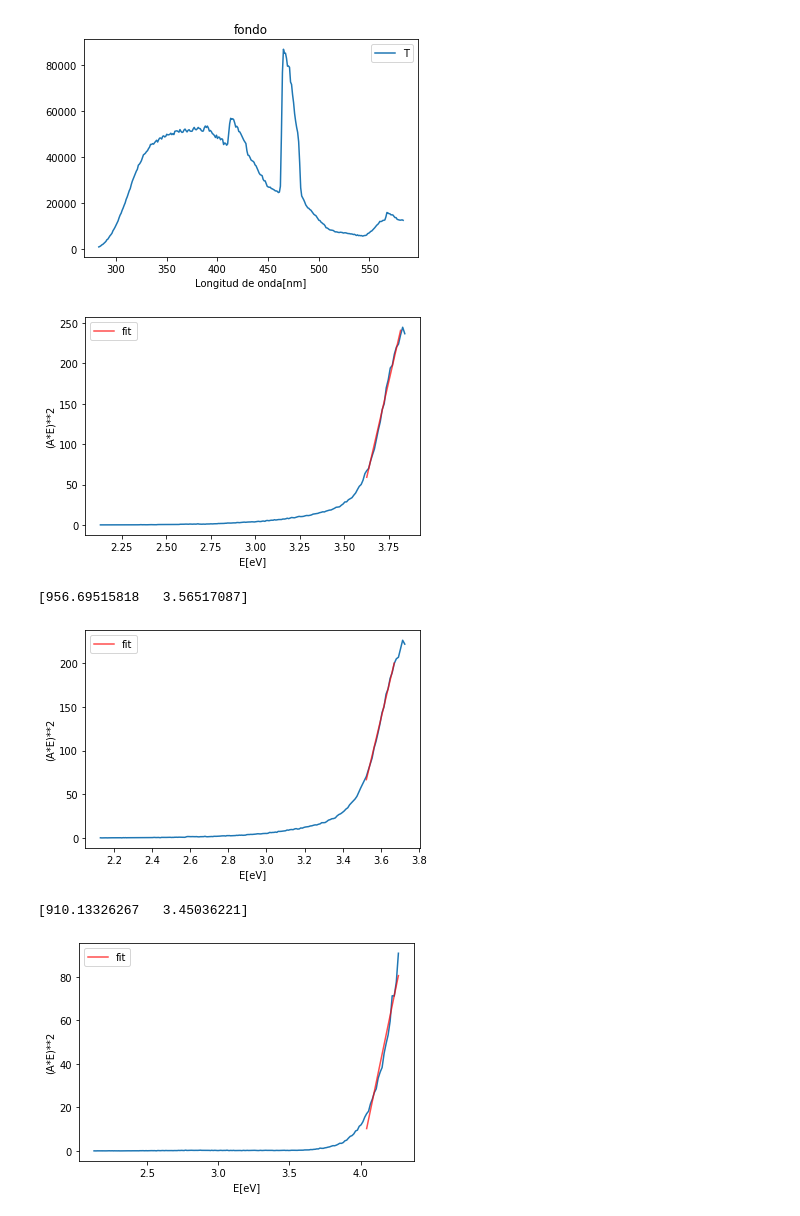
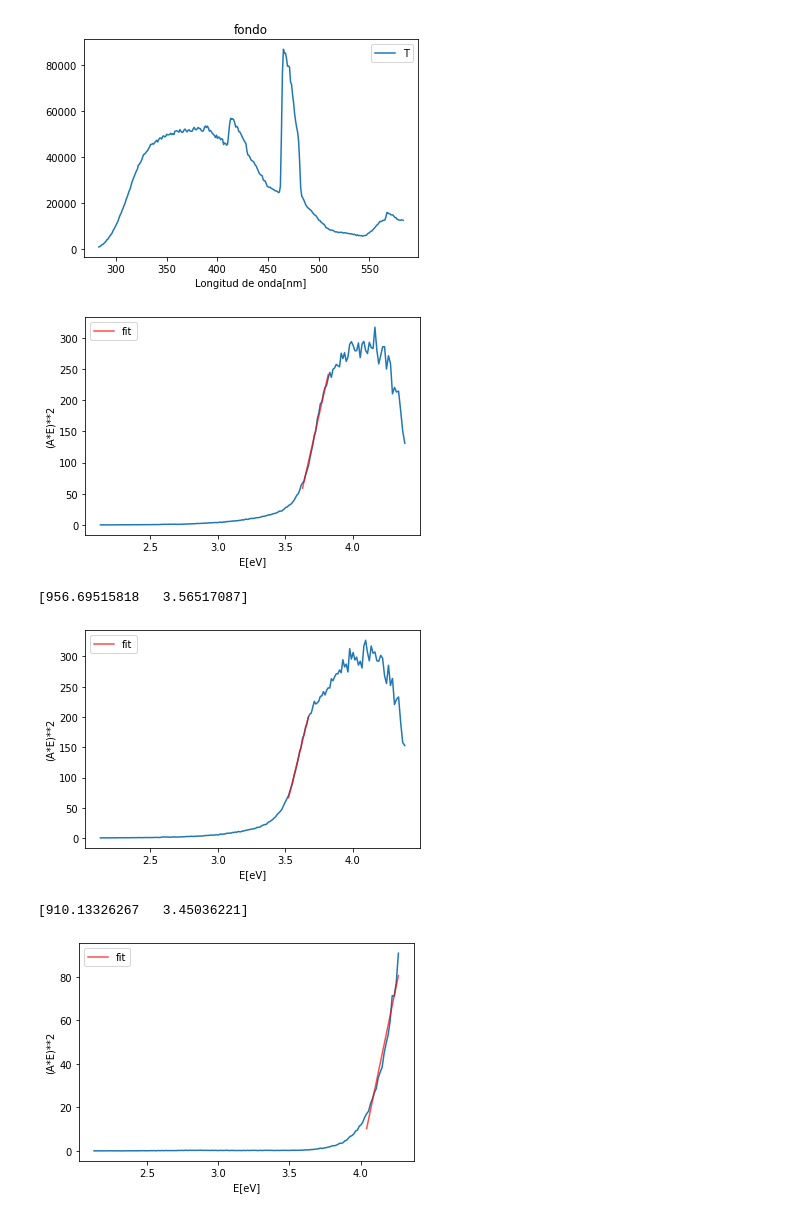
Before and after one commit to lautarogpavioni/Exp_Cuanticos2, a Jupyter notebook: Exp.4.ipynb, the cells around one changed output. Drawn from its saved outputs; the diff is of its cells as text; code cells hidden in the pictures.

```diff
--- a/Exp.4.ipynb
+++ b/Exp.4.ipynb
@@ -281,7 +281,7 @@ y=TaucMott1.iloc[42:60,0]
 def lineal(x,m1,b1):
     return m1*(x-b1)
 popt,pcov= curve_fit(lineal,x,y,p0=[500,3])
-plt.plot(TaucMott1.iloc[40:300,1],TaucMott1.iloc[40:300,0],)
+plt.plot(TaucMott1.iloc[0:300,1],TaucMott1.iloc[0:300,0],)
 plt.plot(x,lineal(x,*popt),"r-", label="fit",alpha=0.7)
 plt.legend()
 plt.xlabel("E[eV]")
@@ -290,31 +290,31 @@ plt.title("")
 plt.show()
 print(popt)
 # %% [output]
-[figure, old version]
+[figure, new version]
 [956.69515818   3.56517087]
 # %%
 # ZnMnO2
 
 TaucMott2=pd.DataFrame()
 a = (-np.log(np.array(ZnMnO2["T"])/np.array(fondo["T"]))*4.1356*10**(-15)*3*10**(17)/np.array(fondo["Longitud de onda[nm]"]))**2
 b = 4.1356*10**(-15)*3*10**(17)/np.array(fondo["Longitud de onda[nm]"])
 TaucMott2["(A*E)**2"]=a
 TaucMott2["E[eV]"]=b
 x=TaucMott2.iloc[55:70,1]
 y=TaucMott2.iloc[55:70,0]
 def lineal(x,m2,b2):
     return m2*(x-b2)
 popt,pcov= curve_fit(lineal,x,y,p0=[500,3])
-plt.plot(TaucMott2.iloc[50:300,1],TaucMott2.iloc[50:300,0],)
+plt.plot(TaucMott2.iloc[0:300,1],TaucMott2.iloc[0:300,0],)
 plt.plot(x,lineal(x,*popt),"r-", label="fit",alpha=0.7)
 plt.legend()
 plt.xlabel("E[eV]")
 plt.ylabel("(A*E)**2")
 plt.title("")
 plt.show()
 print(popt)
 # %% [output]
-[figure, old version]
+[figure, new version]
 [910.13326267   3.45036221]
 # %%
 # Sustrato
```
Also changed, not shown: 1 other file.
